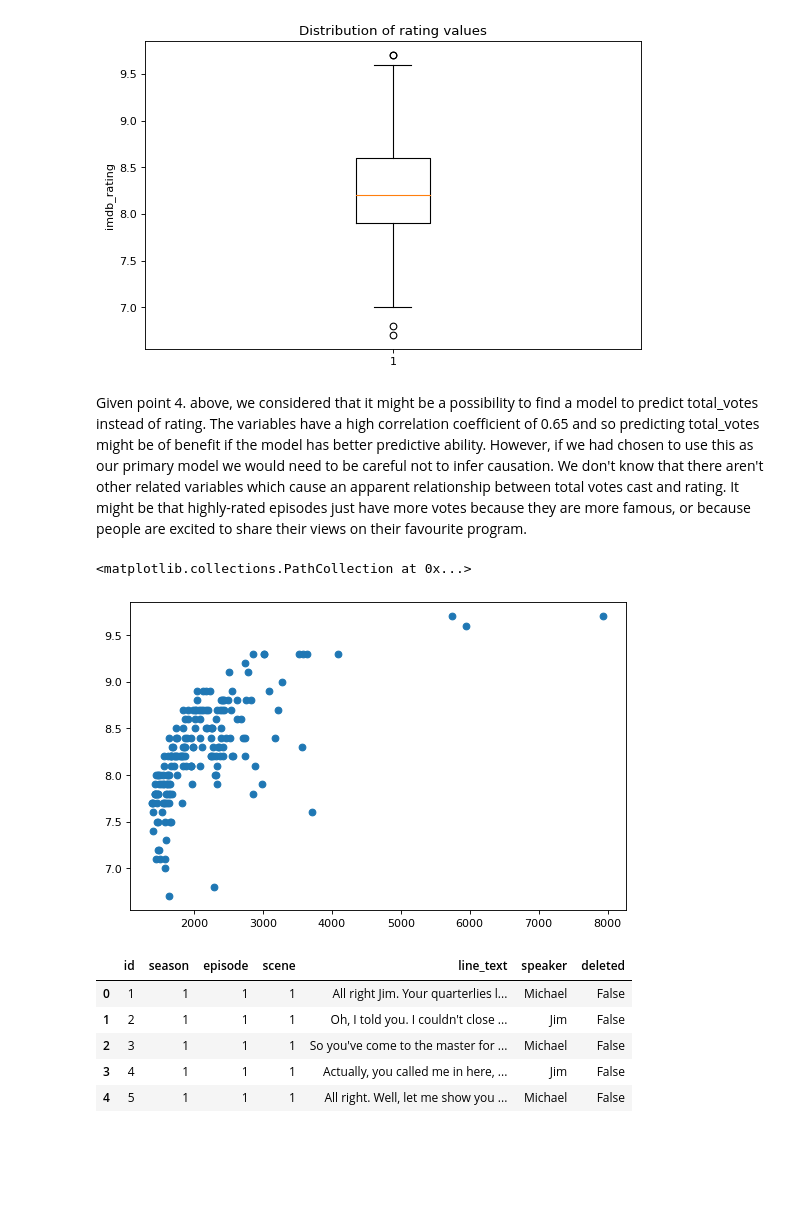
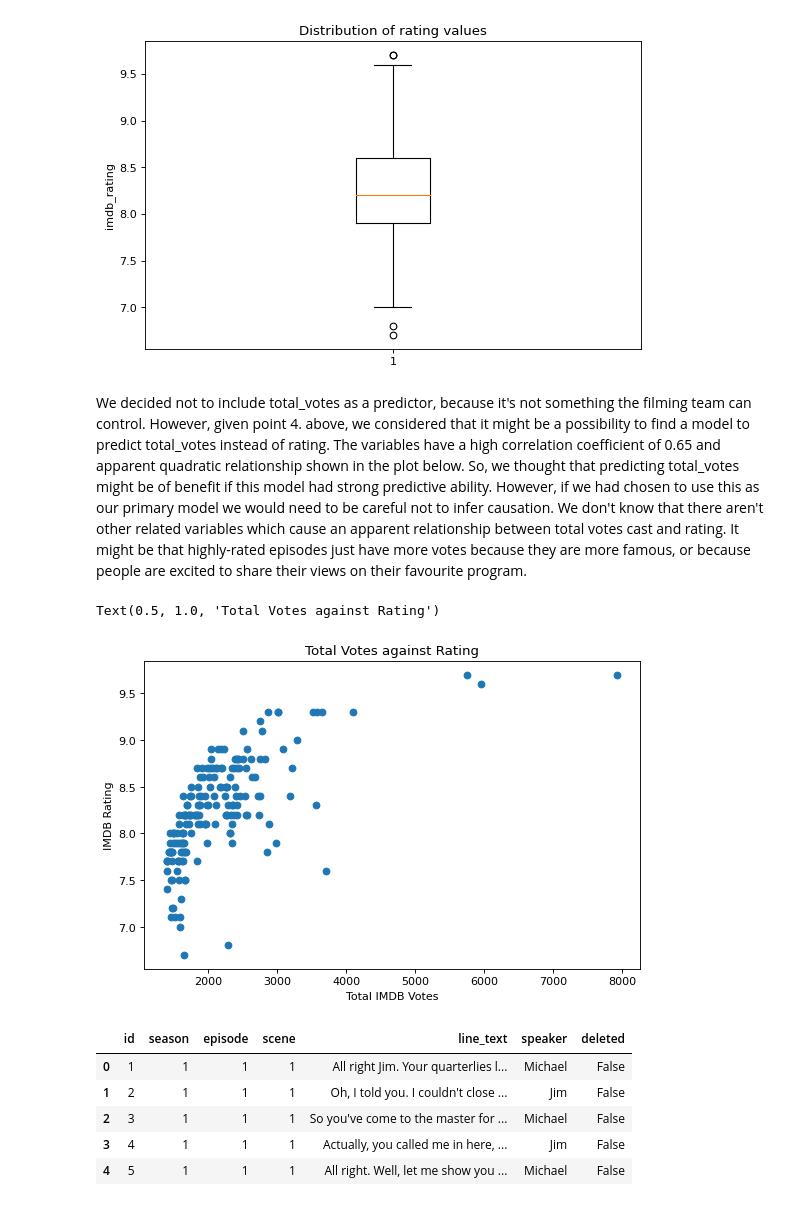
Before and after one commit to BradWangW/imdb_rate_model, a Jupyter notebook: project1.ipynb, the cells around one changed output. Drawn from its saved outputs; the diff is of its cells as text; code cells hidden in the pictures; blank space fills up the shorter version.

Commit message:
Comments about total_votes variable

```diff
--- a/project1.ipynb
+++ b/project1.ipynb
@@ -299,23 +299,18 @@ data_numeric.drop(data_numeric.index[(data_numeric['episode_name']=='The Banker'
 # %% [output]
 [figure]
 # %% [markdown]
-Given point 4. above, we considered that it might be a possibility to find a model to predict total_votes instead of rating. The variables have a high correlation coefficient of 0.65 and so predicting total_votes might be of benefit if the model has better predictive ability. However, if we had chosen to use this as our primary model we would need to be careful not to infer causation. We don't know that there aren't other related variables which cause an apparent relationship between total votes cast and rating. It might be that highly-rated episodes just have more votes because they are more famous, or because people are excited to share their views on their favourite program.
+We decided not to include total_votes as a predictor, because it's not something the filming team can control. However, given point 4. above, we considered that it might be a possibility to find a model to predict total_votes instead of rating. The variables have a high correlation coefficient of 0.65 and apparent quadratic relationship shown in the plot below. So, we thought that predicting total_votes might be of benefit if this model had strong predictive ability. However, if we had chosen to use this as our primary model we would need to be careful not to infer causation. We don't know that there aren't other related variables which cause an apparent relationship between total votes cast and rating. It might be that highly-rated episodes just have more votes because they are more famous, or because people are excited to share their views on their favourite program.
-# %%
-# Looking more closely at the total votes variable
-# Correlation coeff of 0.65 with imdb_rating
-
-fig1, ax1 = plt.subplots()
-ax1.scatter(data['total_votes'], data['imdb_rating'])
-
-# There looks like a quadratic relationship
-# We may not want to include total_votes as a predictor though, because it's not something
-# that the filming team can control.
-
-# But maybe we could argue for maximising total_votes as a response variable, rather than rating
-# We will try this below
-# %% [output]
-<matplotlib.collections.PathCollection at 0x...>
-[figure, removed]
+# %%
+# We plot an individual plot of total_votes against imdb_rating
+
+fig1, ax1 = plt.subplots()
+ax1.scatter(data['total_votes'], data['imdb_rating'])
+ax1.set_xlabel("Total IMDB Votes")
+ax1.set_ylabel("IMDB Rating")
+ax1.set_title("Total Votes against Rating")
+# %% [output]
+Text(0.5, 1.0, 'Total Votes against Rating')
+[figure, added]
 # %%
 data_scripts.head()
 # %% [output]
```
